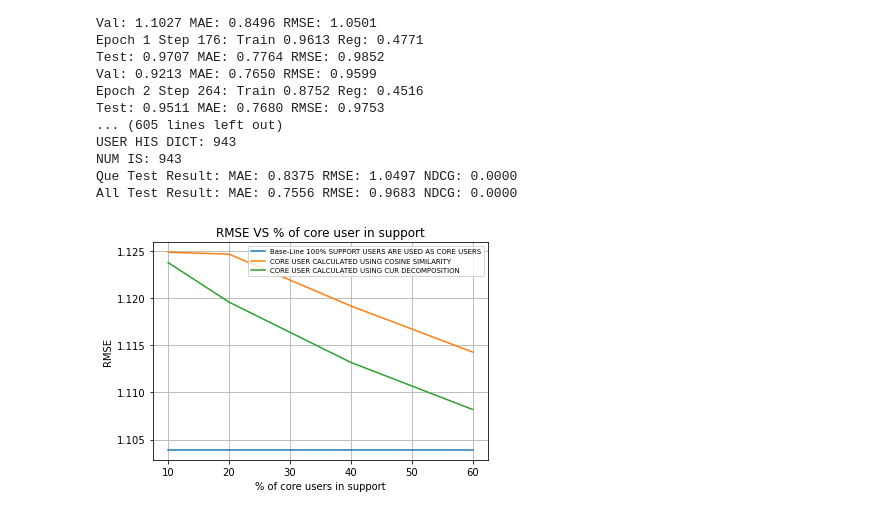
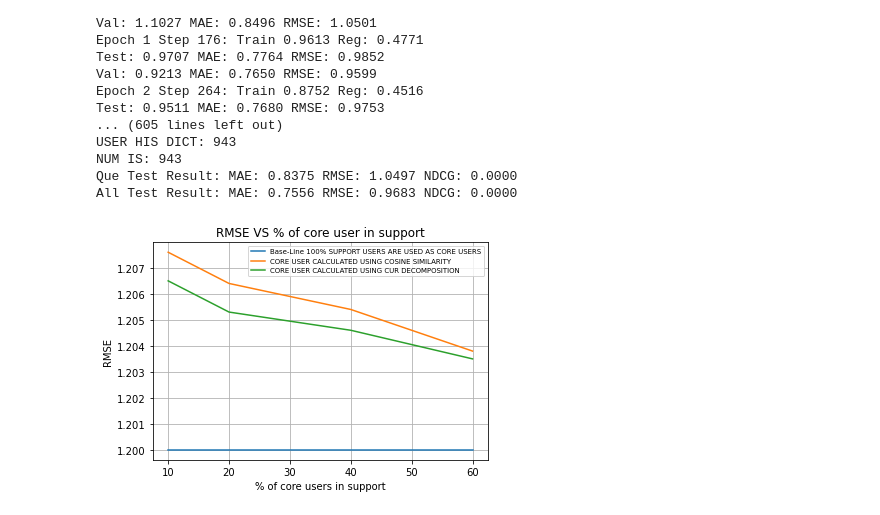
Before and after one commit to JRK123/IDCF, a Jupyter notebook: code/ml-1m/IDCF-NN/runsv9.ipynb, the cells around one changed output. Saved outputs shown, nothing was run; the diff lists cells and outputs as text; code cells hidden in the pictures.

Commit message:
amabeauty graph done

```diff
--- a/code/ml-1m/IDCF-NN/runsv9.ipynb
+++ b/code/ml-1m/IDCF-NN/runsv9.ipynb
@@ -684,22 +684,22 @@ All Test Result: MAE: 0.7556 RMSE: 0.9683 NDCG: 0.0000
 # %%
 import matplotlib.pyplot as plt
 
 x_axis = [10, 20, 40, 60]
-y_axis = [1.1249, 1.1247, 1.11920, 1.1143]
+y_axis = [1.2076, 1.2064, 1.2054, 1.2038]
 x1_axis = [10, 20, 40, 60]
-y1_axis = [1.1039, 1.1039, 1.1039, 1.1039]
+y1_axis = [1.2000, 1.2000, 1.2000, 1.2000]
 x2_axis = [10, 20, 40, 60]
-y2_axis = [1.1238, 1.1196, 1.1132, 1.1082]
+y2_axis = [1.2065, 1.2053, 1.2046, 1.2035]
 
 plt.plot(x1_axis, y1_axis, label="Base-Line 100% SUPPORT USERS ARE USED AS CORE USERS")
 plt.plot(x_axis, y_axis, label="CORE USER CALCULATED USING COSINE SIMILARITY")
 plt.plot(x2_axis, y2_axis, label="CORE USER CALCULATED USING CUR DECOMPOSITION")
 
 plt.title('RMSE VS % of core user in support')
 plt.xlabel('% of core users in support')
 plt.ylabel('RMSE')
 plt.grid()
 plt.legend(fontsize=7)
 plt.show()
 # %% [output]
-[figure, old version]
+[figure, new version]
```
Also changed, not shown: parts of 11 cells of this notebook.
